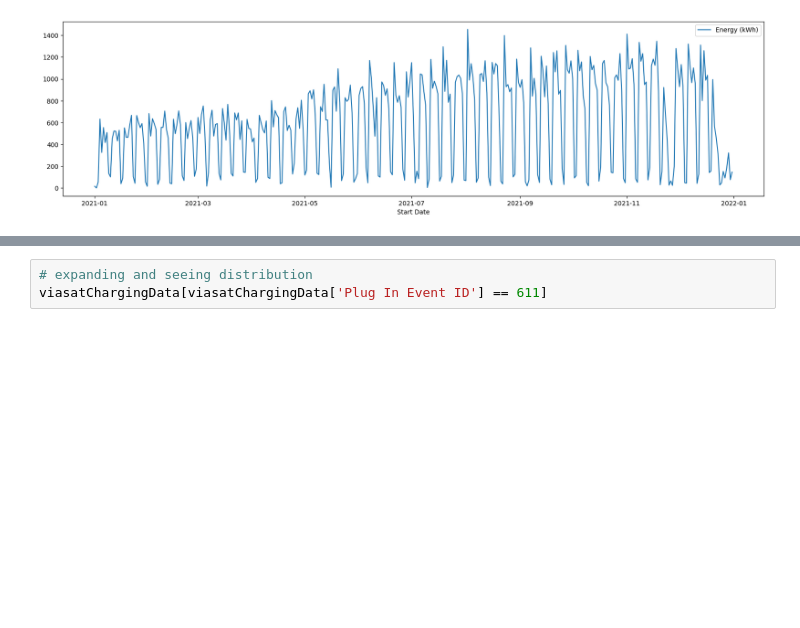
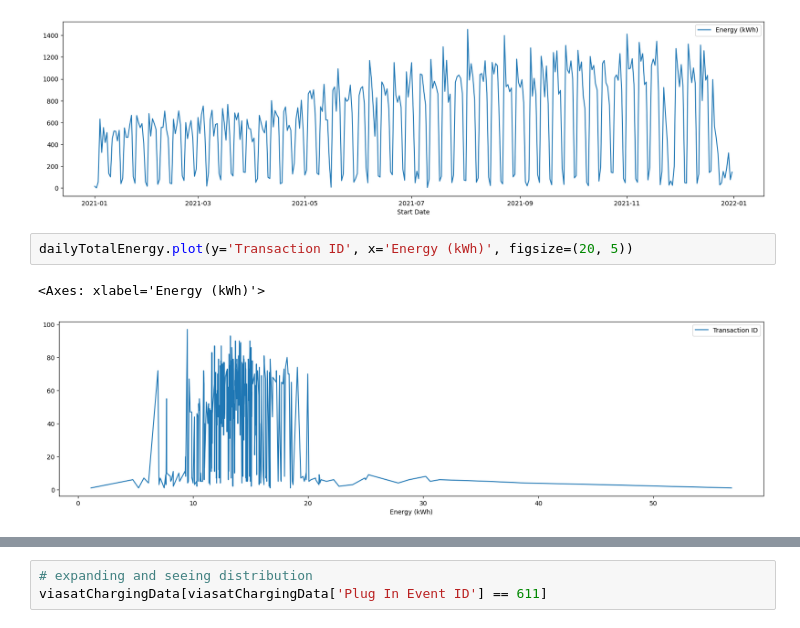
Before and after one commit to pallavigkwd/ENG100D, a Jupyter notebook: main.ipynb, the cells around one changed output, grey strips where cells are left out. Drawn from its saved outputs; the diff is of its cells as text; blank space fills up the shorter version.

```diff
--- a/main.ipynb
+++ b/main.ipynb
@@ -244,3 +291,8 @@ dailyTotalEnergy[0::20]
 fig = dailyTotalEnergy.plot(x='Start Date', y='Energy (kWh)', figsize=(20, 5))
 # %% [output]
 [figure]
+# %%
+dailyTotalEnergy.plot(y='Transaction ID', x='Energy (kWh)', figsize=(20, 5))
+# %% [output]
+<Axes: xlabel='Energy (kWh)'>
+[figure, added]
```
Also changed, not shown: parts of 9 cells of this notebook, 2 other files.
